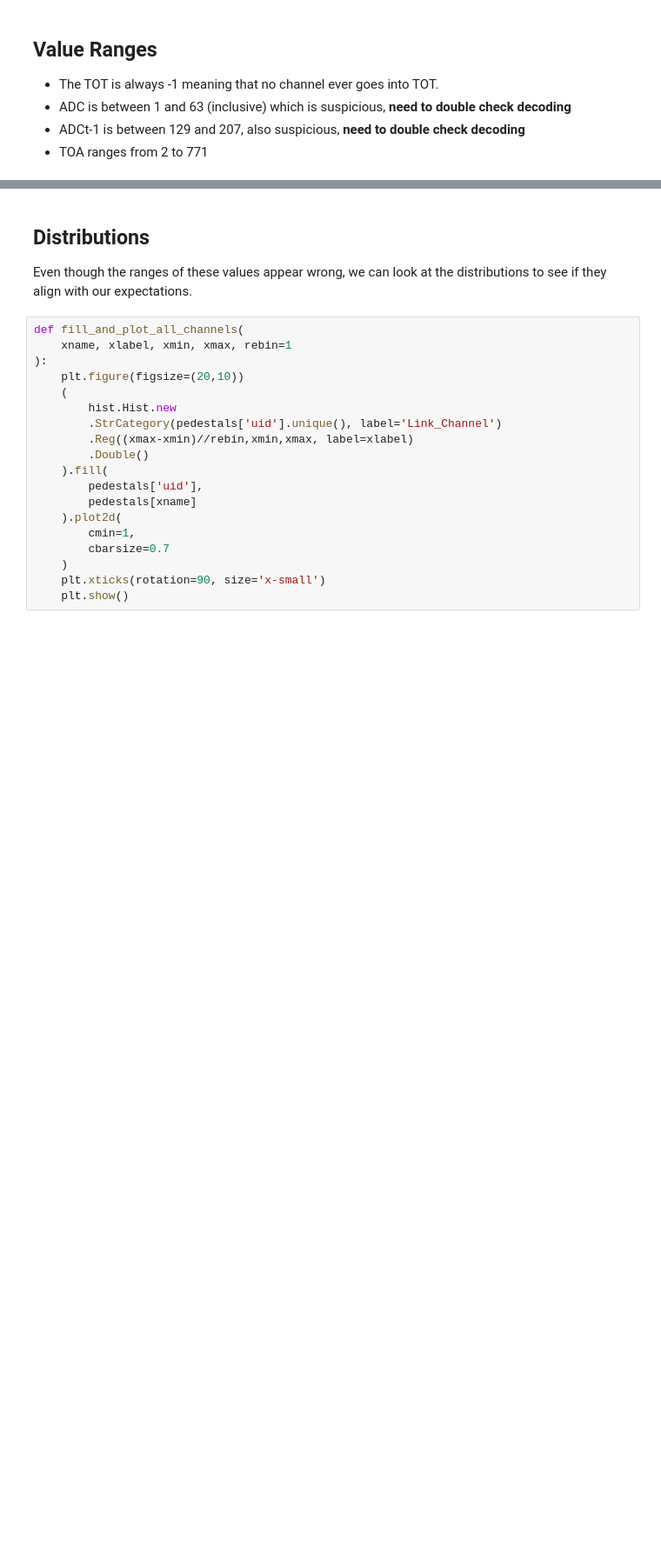
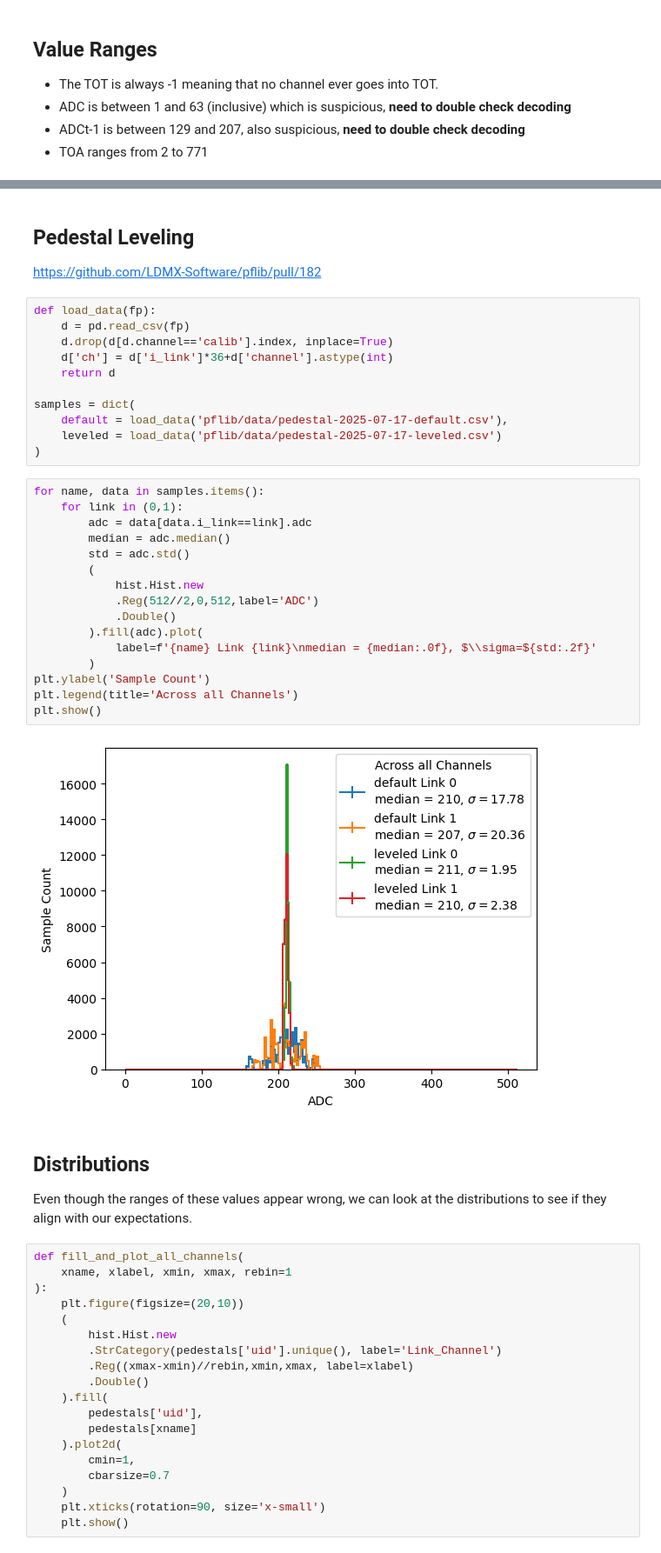
Before and after one commit to tomeichlersmith/ldmx-hgcroc-ana-dump, a Jupyter notebook: pedestals.ipynb, the cells around one changed output, grey strips where cells are left out. Shown: that part at 87% size. Cells and saved outputs as stored; diff of their text form; blank space fills up the shorter version.

```diff
--- a/pedestals.ipynb
+++ b/pedestals.ipynb
@@ -95,3 +91,35 @@ array([775, 518, 266, 773,   6, 774, 516, 259, 521, 514,   7, 519, 261,
+# %% [markdown]
+## Pedestal Leveling
+https://github.com/LDMX-Software/pflib/pull/182
+# %%
+def load_data(fp):
+    d = pd.read_csv(fp)
+    d.drop(d[d.channel=='calib'].index, inplace=True)
+    d['ch'] = d['i_link']*36+d['channel'].astype(int)
+    return d
+
+samples = dict(
+    default = load_data('pflib/data/pedestal-2025-07-17-default.csv'),
+    leveled = load_data('pflib/data/pedestal-2025-07-17-leveled.csv')
+)
+# %%
+for name, data in samples.items():
+    for link in (0,1):
+        adc = data[data.i_link==link].adc
+        median = adc.median()
+        std = adc.std()
+        (
+            hist.Hist.new
+            .Reg(512//2,0,512,label='ADC')
+            .Double()
+        ).fill(adc).plot(
+            label=f'{name} Link {link}\nmedian = {median:.0f}, $\\sigma=${std:.2f}'
+        )
+plt.ylabel('Sample Count')
+plt.legend(title='Across all Channels')
+plt.show()
+# %% [output]
+[figure, added]
 # %% [markdown]
 ## Distributions
 
```
Also changed, not shown: parts of 9 cells of this notebook.
